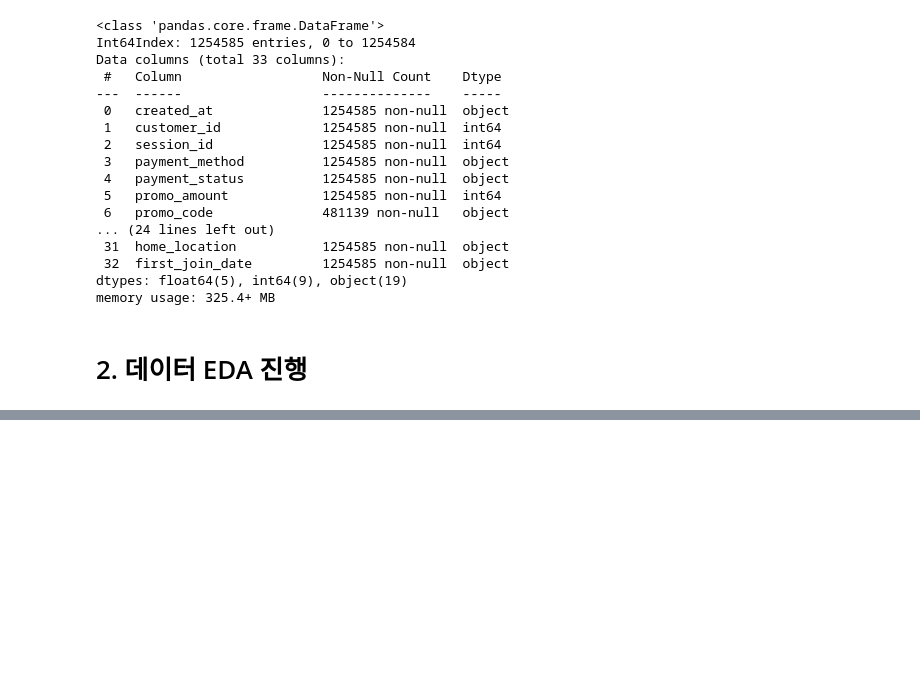
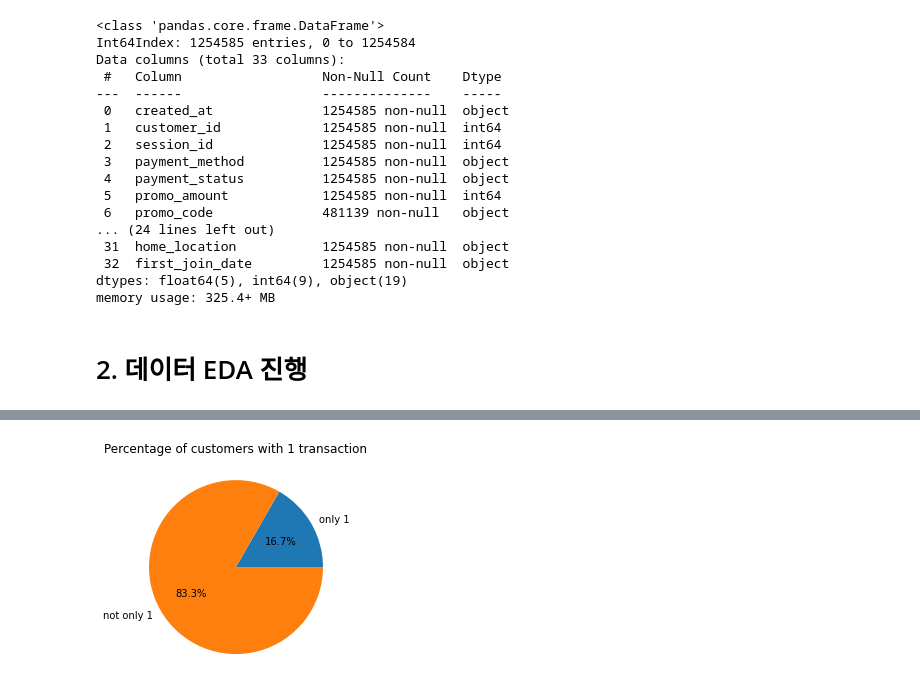
Before and after one commit to donghwi2022/ds-sa-cp2-phase2, a Jupyter notebook: data_EDA.ipynb, the cells around one changed output, grey strips where cells are left out. Drawn from its saved outputs; the diff is of its cells as text; code cells hidden in the pictures; blank space fills up the shorter version.

```diff
--- a/data_EDA.ipynb
+++ b/data_EDA.ipynb
@@ -46,0 +68,9 @@ memory usage: 325.4+ MB
+# %%
+# 거래량이 1개뿐인 고객의 비율 시각화
+labels = ["only 1", "not only 1"]
+trans = [len(trans_customer[trans_customer['created_at'] == 1]), len(trans_customer[trans_customer['created_at'] != 1])]
+plt.pie(trans, labels=labels, autopct='%1.1f%%')
+plt.title("Percentage of customers with 1 transaction")
+plt.show()
+# %% [output]
+[figure, added]
```
Also changed, not shown: parts of 43 cells of this notebook.
